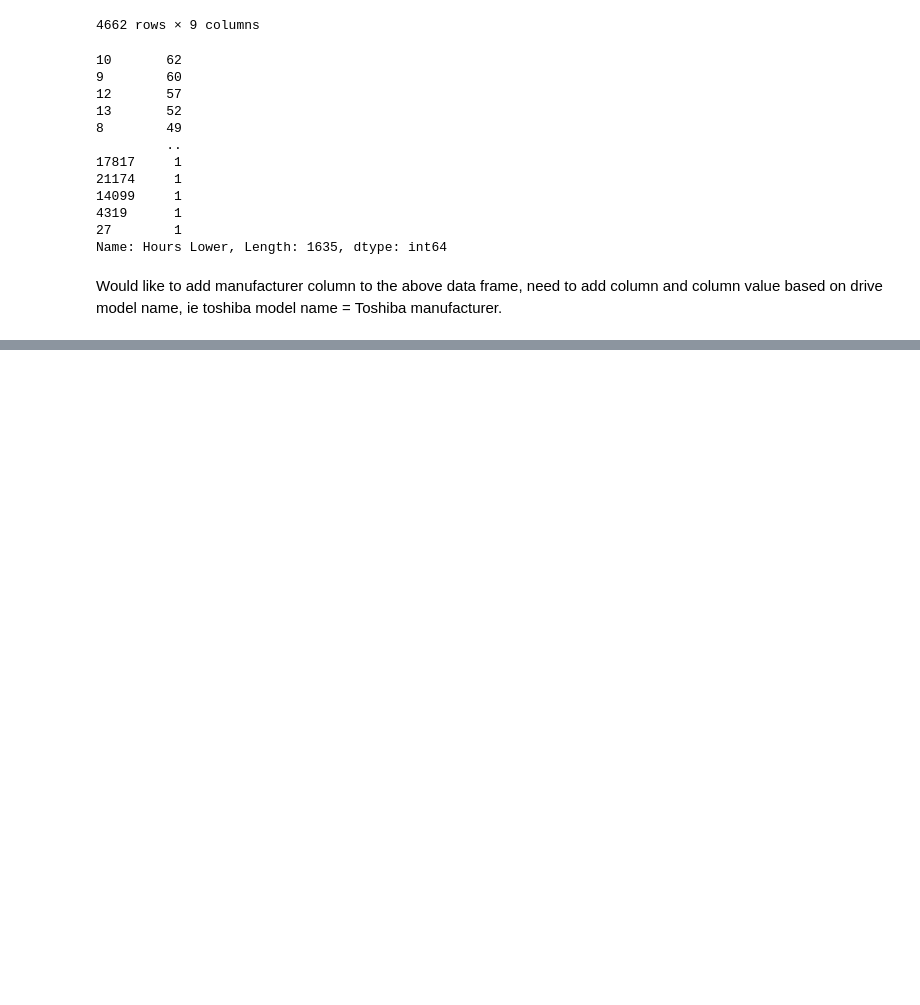
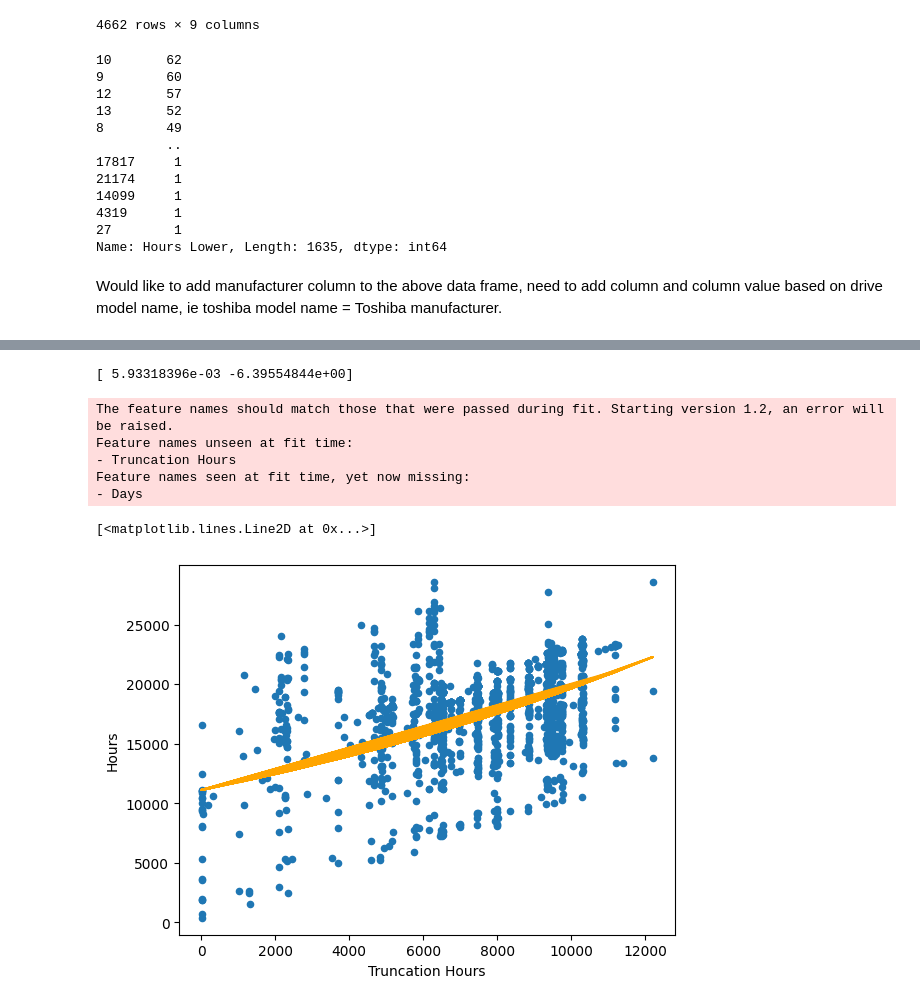
Before and after one commit to football3o/cs105_final, a Jupyter notebook: Final_Project.ipynb, the cells around one changed output, grey strips where cells are left out. Saved outputs shown, nothing was run; the diff lists cells and outputs as text; code cells hidden in the pictures; blank space fills up the shorter version.

```diff
--- a/Final_Project.ipynb
+++ b/Final_Project.ipynb
@@ -577,0 +645,34 @@ Would like to add manufacturer column to the above data frame, need to add colum
+# %%
+bb14_X_train = bblaze14_train[["Truncation Hours"]]
+bb_14_X_test = bblaze14_test[["Truncation Hours"]]
+bb_14_y_train = bblaze14_train["Hours"]
+
+knn = KNeighborsClassifier(n_neighbors=5)
+
+model14 = LinearRegression(fit_intercept=False)
+model14.fit(X=X_train, y=y_train)
+model14.predict(X=X_test)
+
+bb14_exp_model = np.polyfit(bb14_X_train["Truncation Hours"],np.log(bb_14_y_train),1)
+print(exp_model)
+bb14_exp_y = np.exp(5.69401330e-05 * bblaze14_train["Truncation Hours"]) * np.exp(9.31565897e+00)
+# %% [output]
+[ 5.93318396e-03 -6.39554844e+00]
+# %%
+bb14_X_new = pd.DataFrame()
+
+bb14_X_new["Truncation Hours"] = np.linspace(0, 13000, num=50)
+
+bb14_y_new_ = pd.Series(model.predict(bb14_X_new),index=bb14_X_new["Truncation Hours"])
+
+bblaze14_train.plot.scatter(x="Truncation Hours", y="Hours")
+#bb14_y_new_.plot.line(color='red')
+plt.plot(bblaze14_train["Truncation Hours"], bb14_exp_y, color='orange', )
+# %% [output]
+The feature names should match those that were passed during fit. Starting version 1.2, an error will be raised.
+Feature names unseen at fit time:
+- Truncation Hours
+Feature names seen at fit time, yet now missing:
+- Days
+[<matplotlib.lines.Line2D at 0x...>]
+[figure, added]
```
Also changed, not shown: parts of 6 cells of this notebook.
